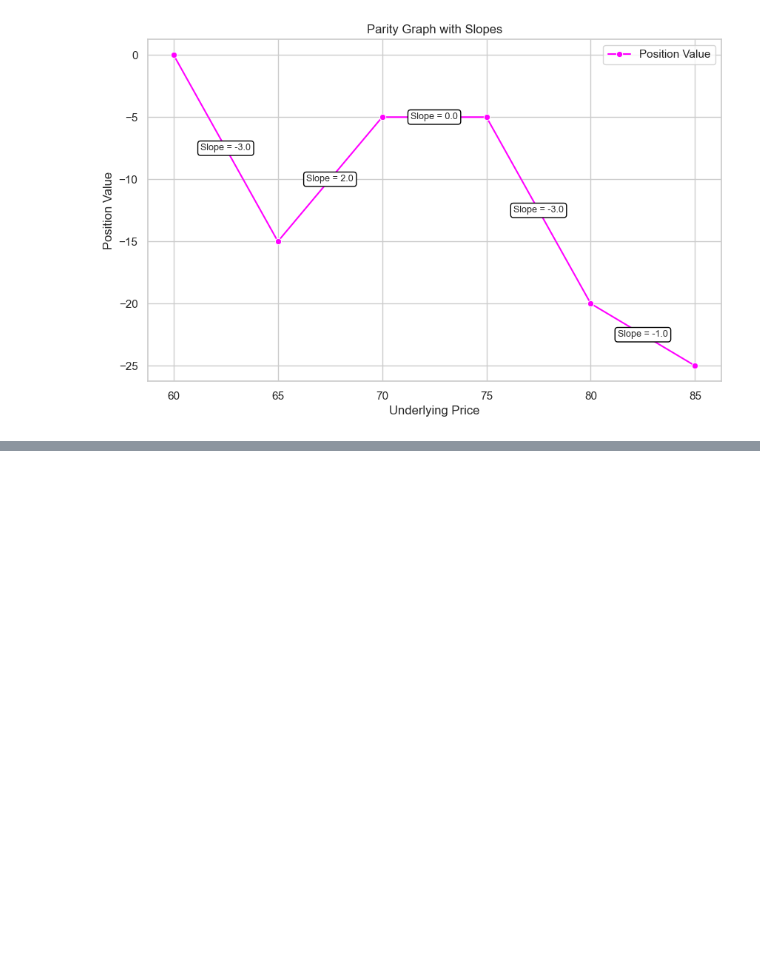
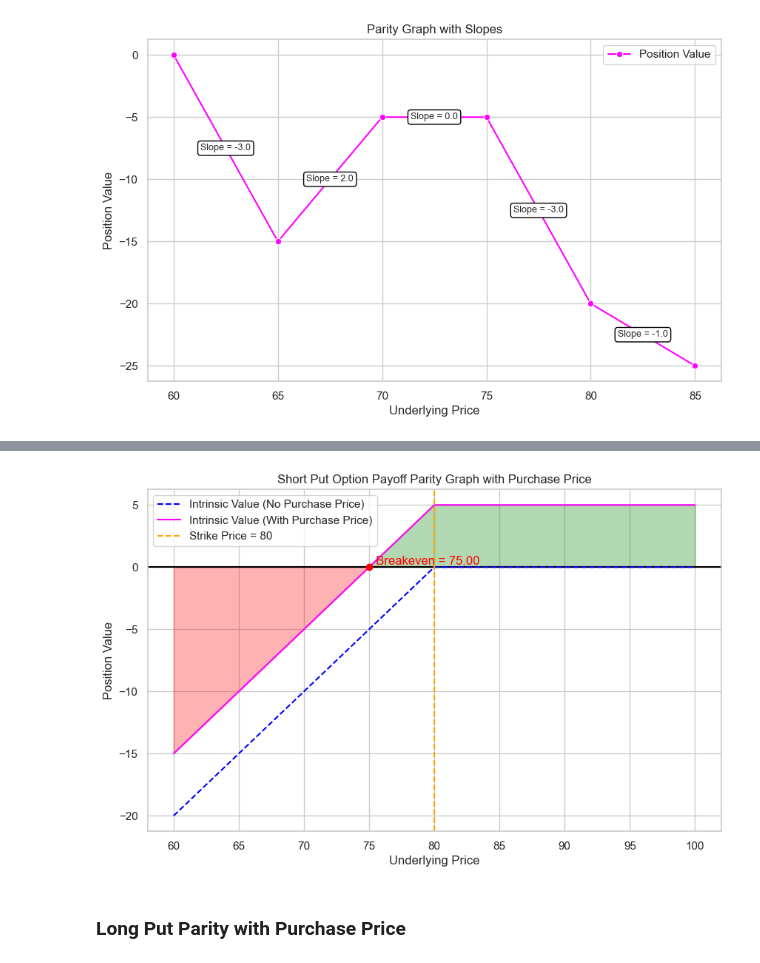
Before and after one commit to skstavroglou/option-volatility-and-pricing, a Jupyter notebook: options-learning-lab.ipynb, the cells around one changed output, grey strips where cells are left out. Cells and saved outputs as stored; diff of their text form; code cells hidden in the pictures; blank space fills up the shorter version.

```diff
--- a/options-learning-lab.ipynb
+++ b/options-learning-lab.ipynb
@@ -573,0 +707,11 @@ plot_parity_graph_with_slopes(spot_prices, slopes)
+# %%
+# Example usage:
+spot_prices = np.linspace(60, 100, 400)
+strike_price = 80
+purchase_price = 5.00
+# %%
+plot_short_put_option_parity_with_purchase_price(spot_prices, strike_price, purchase_price)
+# %% [output]
+[figure, added]
+# %% [markdown]
+### Long Put Parity with Purchase Price
```
Also changed, not shown: parts of 19 cells of this notebook.
